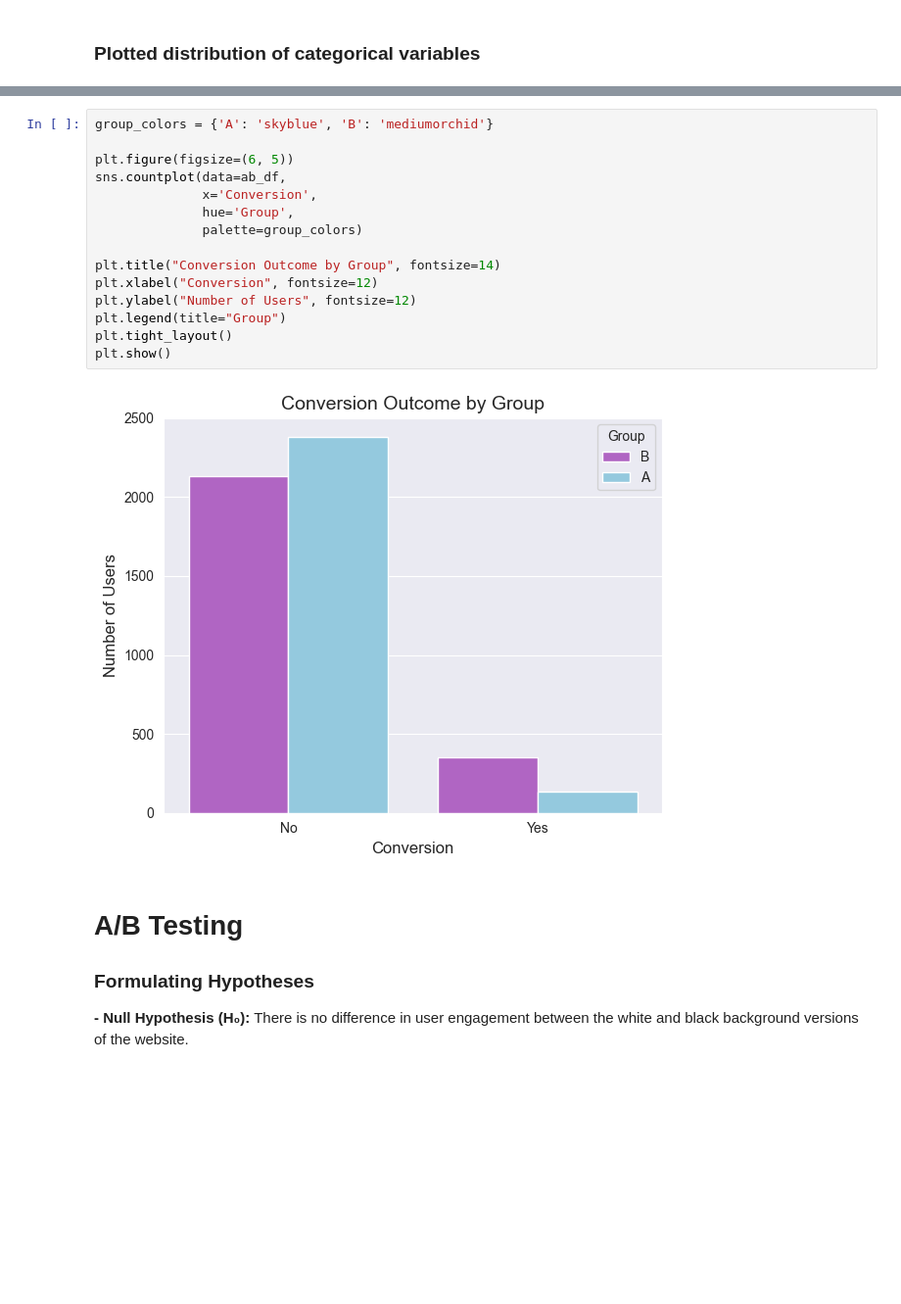
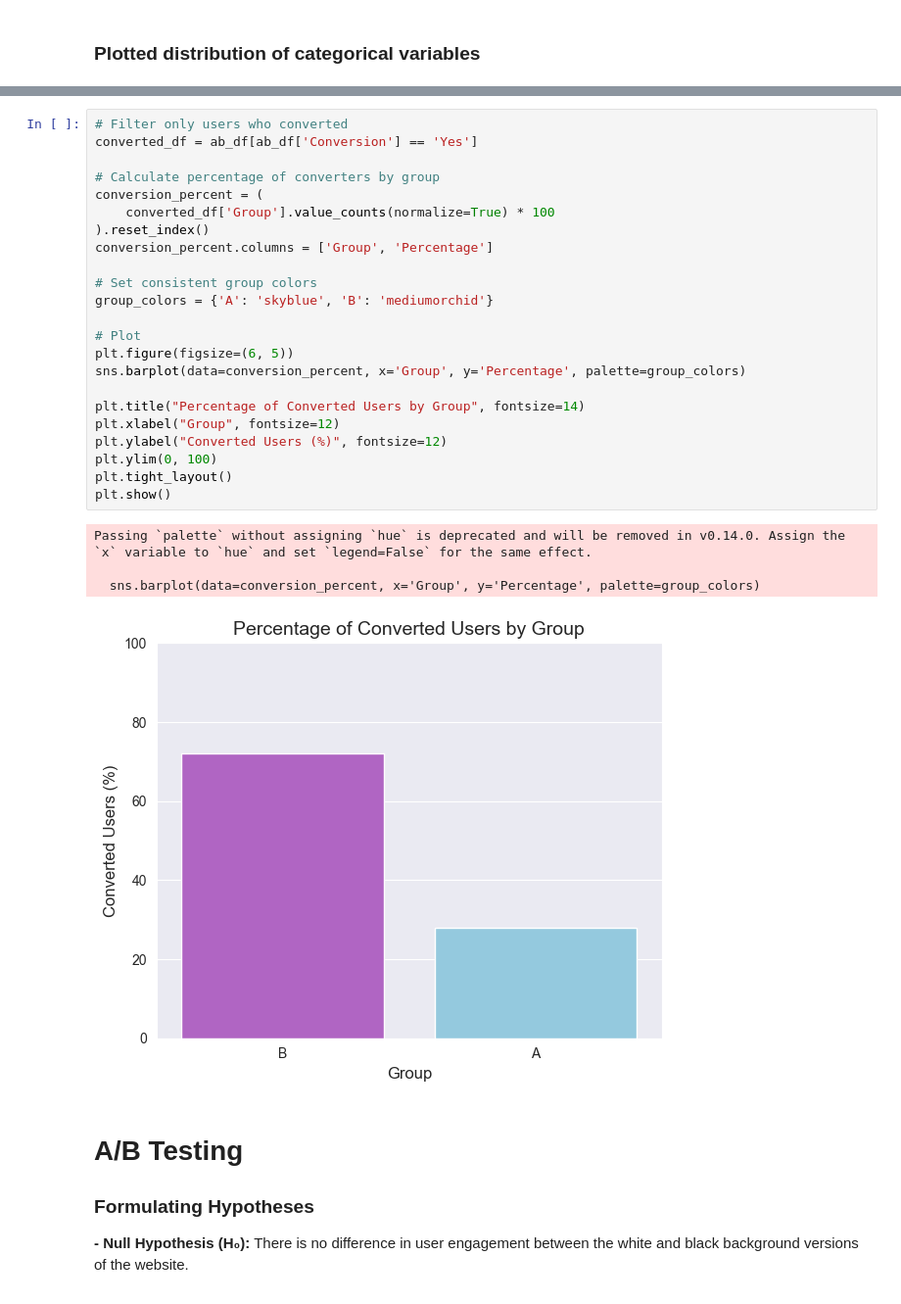
Before and after one commit to Guddies92/FinalProjectDapt08, a Jupyter notebook: ab_testing.ipynb, the cells around one changed output, grey strips where cells are left out. Shown at 98% size. Saved outputs shown, nothing was run; the diff lists cells and outputs as text; blank space fills up the shorter version.

```diff
--- a/ab_testing.ipynb
+++ b/ab_testing.ipynb
@@ -160,20 +172,31 @@ for col in ['Page Views', 'Time Spent']:
 # %%
+# Filter only users who converted
+converted_df = ab_df[ab_df['Conversion'] == 'Yes']
+
+# Calculate percentage of converters by group
+conversion_percent = (
+    converted_df['Group'].value_counts(normalize=True) * 100
+).reset_index()
+conversion_percent.columns = ['Group', 'Percentage']
+
+# Set consistent group colors
 group_colors = {'A': 'skyblue', 'B': 'mediumorchid'}
 
+# Plot
 plt.figure(figsize=(6, 5))
-sns.countplot(data=ab_df,
-              x='Conversion',
-              hue='Group',
-              palette=group_colors)
+sns.barplot(data=conversion_percent, x='Group', y='Percentage', palette=group_colors)
 
-plt.title("Conversion Outcome by Group", fontsize=14)
-plt.xlabel("Conversion", fontsize=12)
-plt.ylabel("Number of Users", fontsize=12)
-plt.legend(title="Group")
+plt.title("Percentage of Converted Users by Group", fontsize=14)
+plt.xlabel("Group", fontsize=12)
+plt.ylabel("Converted Users (%)", fontsize=12)
+plt.ylim(0, 100)
 plt.tight_layout()
 plt.show()
 # %% [output]
+Passing `palette` without assigning `hue` is deprecated and will be removed in v0.14.0. Assign the `x` variable to `hue` and set `legend=False` for the same effect.
+
+  sns.barplot(data=conversion_percent, x='Group', y='Percentage', palette=group_colors)
-[figure, old version]
+[figure, new version]
 # %% [markdown]
 # **A/B Testing**
 
```
Also changed, not shown: parts of 1 cell of this notebook.
